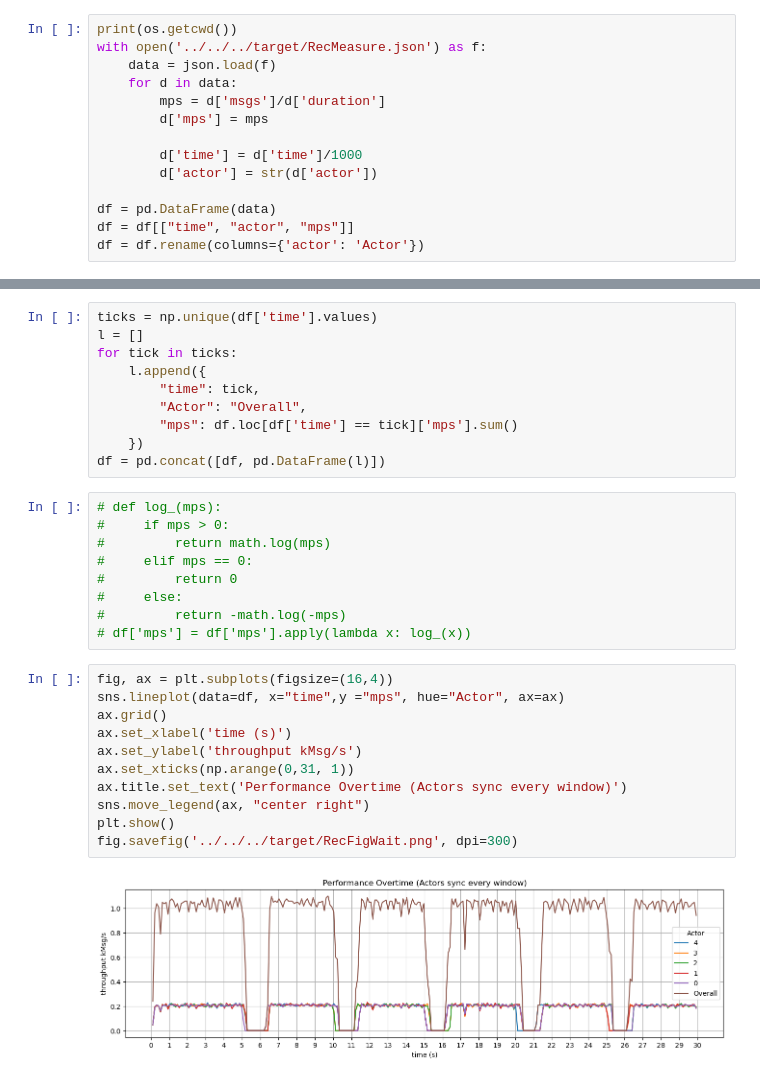
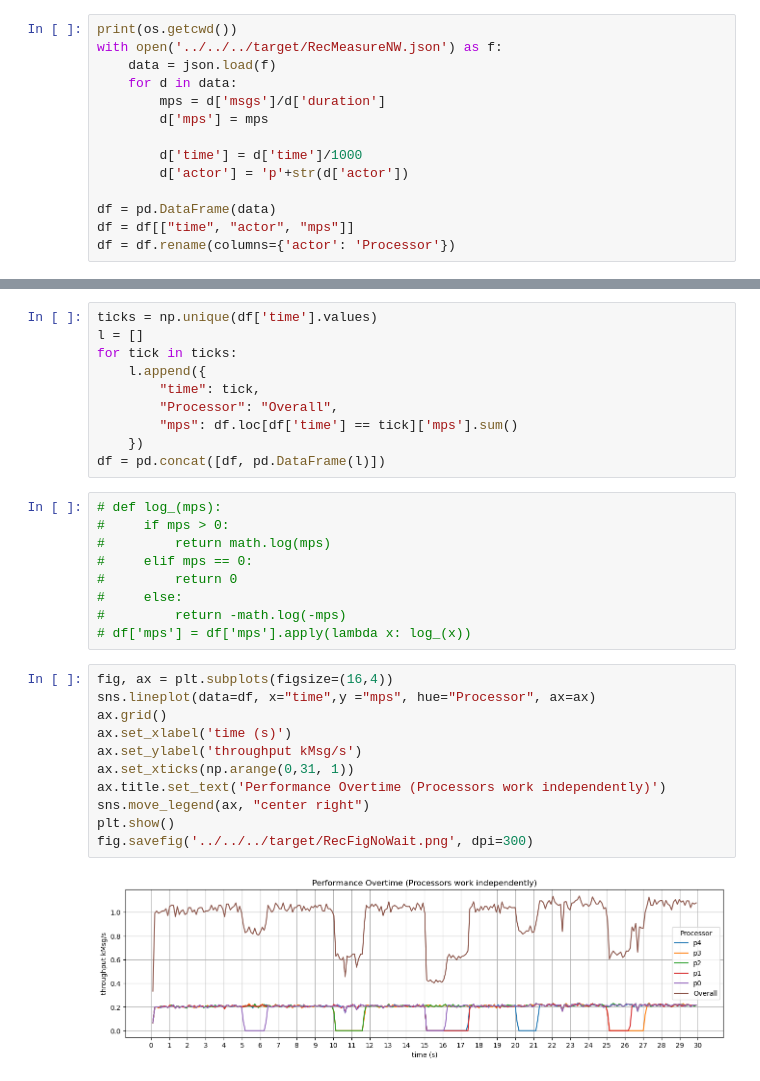
Before and after one commit to TerenceNg03/Windowed-CRDT, a Jupyter notebook: src/main/python/plotRec.ipynb, the cells around one changed output, grey strips where cells are left out. Cells and saved outputs as stored; diff of their text form.

Commit message:
Commit experiment data

```diff
--- a/src/main/python/plotRec.ipynb
+++ b/src/main/python/plotRec.ipynb
@@ -8,18 +8,18 @@ import seaborn as sns
 import math
 # %%
 print(os.getcwd())
-with open('../../../target/RecMeasure.json') as f:
+with open('../../../target/RecMeasureNW.json') as f:
     data = json.load(f)
     for d in data:
         mps = d['msgs']/d['duration']
         d['mps'] = mps
 
         d['time'] = d['time']/1000
-        d['actor'] = str(d['actor'])
+        d['actor'] = 'p'+str(d['actor'])
 
 df = pd.DataFrame(data)
 df = df[["time", "actor", "mps"]]
-df = df.rename(columns={'actor': 'Actor'})
+df = df.rename(columns={'actor': 'Processor'})
 # %% [output]
 /Users/terenceng/Documents/KTH/2024 Digital Future/Windowed-CRDT/src/main/python
 # %%
@@ -28,7 +28,7 @@ l = []
 for tick in ticks:
     l.append({
         "time": tick,
-        "Actor": "Overall",
+        "Processor": "Overall",
         "mps": df.loc[df['time'] == tick]['mps'].sum()
     })
 df = pd.concat([df, pd.DataFrame(l)])
@@ -43,14 +43,14 @@ df = pd.concat([df, pd.DataFrame(l)])
 # df['mps'] = df['mps'].apply(lambda x: log_(x))
 # %%
 fig, ax = plt.subplots(figsize=(16,4))
-sns.lineplot(data=df, x="time",y ="mps", hue="Actor", ax=ax)
+sns.lineplot(data=df, x="time",y ="mps", hue="Processor", ax=ax)
 ax.grid()
 ax.set_xlabel('time (s)')
 ax.set_ylabel('throughput kMsg/s')
 ax.set_xticks(np.arange(0,31, 1))
-ax.title.set_text('Performance Overtime (Actors sync every window)')
+ax.title.set_text('Performance Overtime (Processors work independently)')
 sns.move_legend(ax, "center right")
 plt.show()
-fig.savefig('../../../target/RecFigWait.png', dpi=300)
+fig.savefig('../../../target/RecFigNoWait.png', dpi=300)
 # %% [output]
-[figure, old version]
+[figure, new version]
```
Also changed, not shown: 2 other files.
